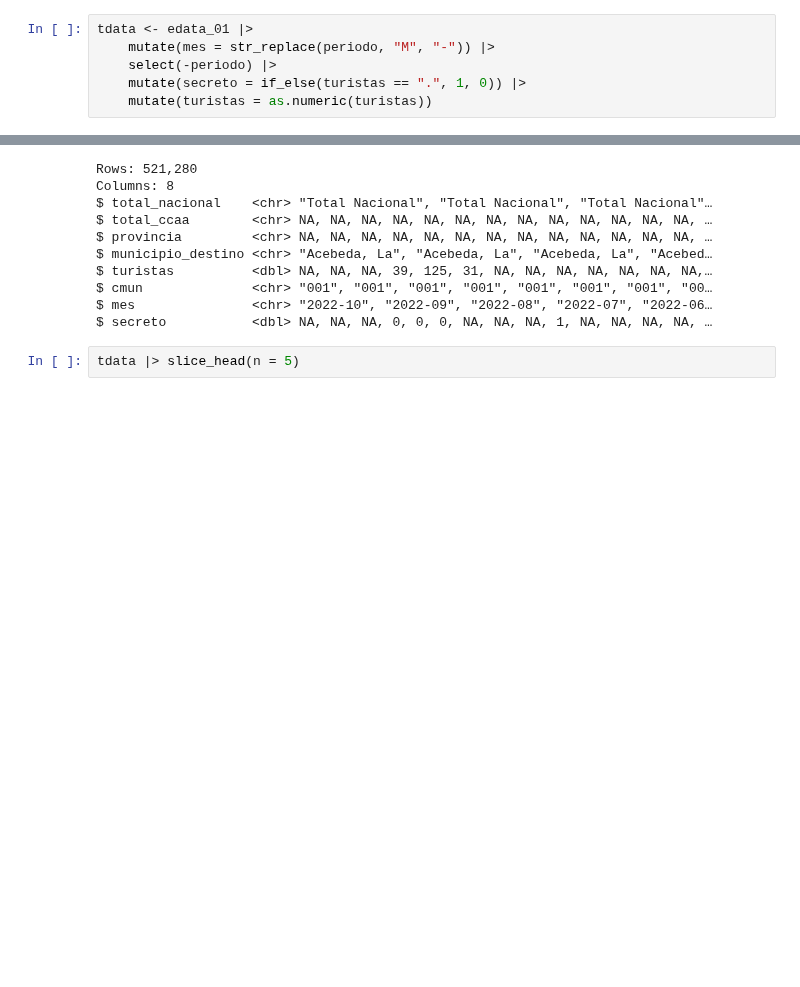
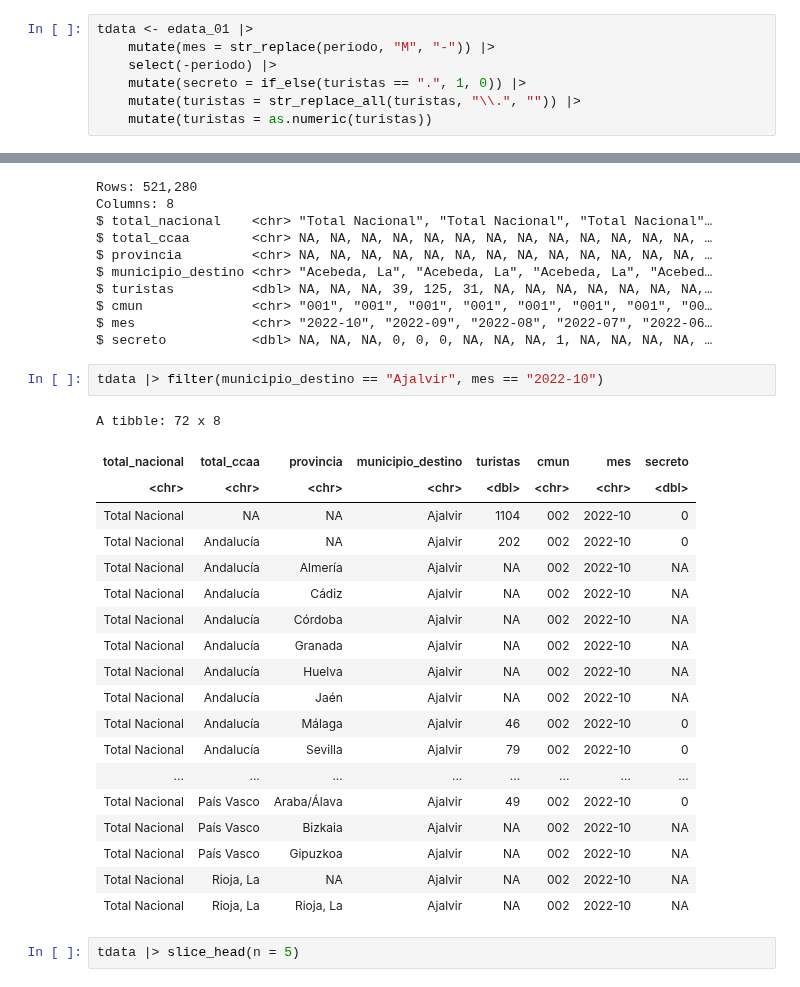
Before and after one commit to URJCDSLab/CitizenLab-Research-and-Development, a Jupyter notebook: casos_urjc/notebooks/dominios_II_y_III/45_turismo_origen/05. - Data Collection_CU_45_04_interno_prov_v_01.ipynb, the cells around one changed output, grey strips where cells are left out. Cells and saved outputs as stored; diff of their text form; blank space fills up the shorter version.

Commit message:
cu45 fix turistas

```diff
--- a/casos_urjc/notebooks/dominios_II_y_III/45_turismo_origen/05. - Data Collection_CU_45_04_interno_prov_v_01.ipynb
+++ b/casos_urjc/notebooks/dominios_II_y_III/45_turismo_origen/05. - Data Collection_CU_45_04_interno_prov_v_01.ipynb
@@ -224,4 +258,5 @@ tdata <- edata_01 |>
     mutate(mes = str_replace(periodo, "M", "-")) |>
     select(-periodo) |>
     mutate(secreto = if_else(turistas == ".", 1, 0)) |>
+    mutate(turistas = str_replace_all(turistas, "\\.", "")) |>
     mutate(turistas = as.numeric(turistas))
@@ -244,6 +273,28 @@ $ turistas          <dbl> NA, NA, NA, 39, 125, 31, NA, NA, NA, NA, NA, NA, NA,
 $ cmun              <chr> "001", "001", "001", "001", "001", "001", "001", "00…
 $ mes               <chr> "2022-10", "2022-09", "2022-08", "2022-07", "2022-06…
 $ secreto           <dbl> NA, NA, NA, 0, 0, 0, NA, NA, NA, 1, NA, NA, NA, NA, …
+# %%
+tdata |> filter(municipio_destino == "Ajalvir", mes == "2022-10")
+# %% [output]
+A tibble: 72 x 8
+| total_nacional | total_ccaa | provincia | municipio_destino | turistas | cmun | mes | secreto |
+| <chr> | <chr> | <chr> | <chr> | <dbl> | <chr> | <chr> | <dbl> |
+| Total Nacional | NA | NA | Ajalvir | 1104 | 002 | 2022-10 | 0 |
+| Total Nacional | Andalucía | NA | Ajalvir | 202 | 002 | 2022-10 | 0 |
+| Total Nacional | Andalucía | Almería | Ajalvir | NA | 002 | 2022-10 | NA |
+| Total Nacional | Andalucía | Cádiz | Ajalvir | NA | 002 | 2022-10 | NA |
+| Total Nacional | Andalucía | Córdoba | Ajalvir | NA | 002 | 2022-10 | NA |
+| Total Nacional | Andalucía | Granada | Ajalvir | NA | 002 | 2022-10 | NA |
+| Total Nacional | Andalucía | Huelva | Ajalvir | NA | 002 | 2022-10 | NA |
+| Total Nacional | Andalucía | Jaén | Ajalvir | NA | 002 | 2022-10 | NA |
+| Total Nacional | Andalucía | Málaga | Ajalvir | 46 | 002 | 2022-10 | 0 |
+| Total Nacional | Andalucía | Sevilla | Ajalvir | 79 | 002 | 2022-10 | 0 |
+| ... | ... | ... | ... | ... | ... | ... | ... |
+| Total Nacional | País Vasco | Araba/Álava | Ajalvir | 49 | 002 | 2022-10 | 0 |
+| Total Nacional | País Vasco | Bizkaia | Ajalvir | NA | 002 | 2022-10 | NA |
+| Total Nacional | País Vasco | Gipuzkoa | Ajalvir | NA | 002 | 2022-10 | NA |
+| Total Nacional | Rioja, La | NA | Ajalvir | NA | 002 | 2022-10 | NA |
+| Total Nacional | Rioja, La | Rioja, La | Ajalvir | NA | 002 | 2022-10 | NA |
 # %%
 tdata |> slice_head(n = 5)
 # %% [output]
```
Also changed, not shown: parts of 5 cells of this notebook, 3 other files.
